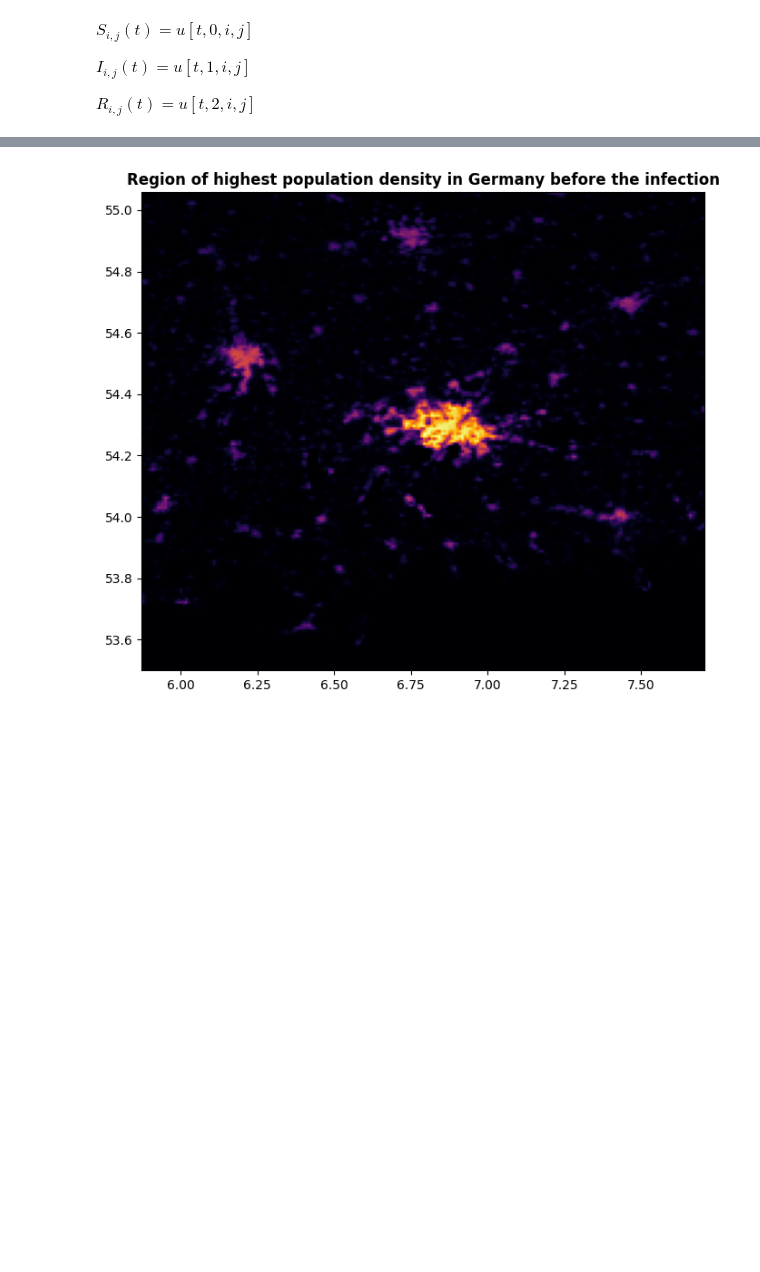
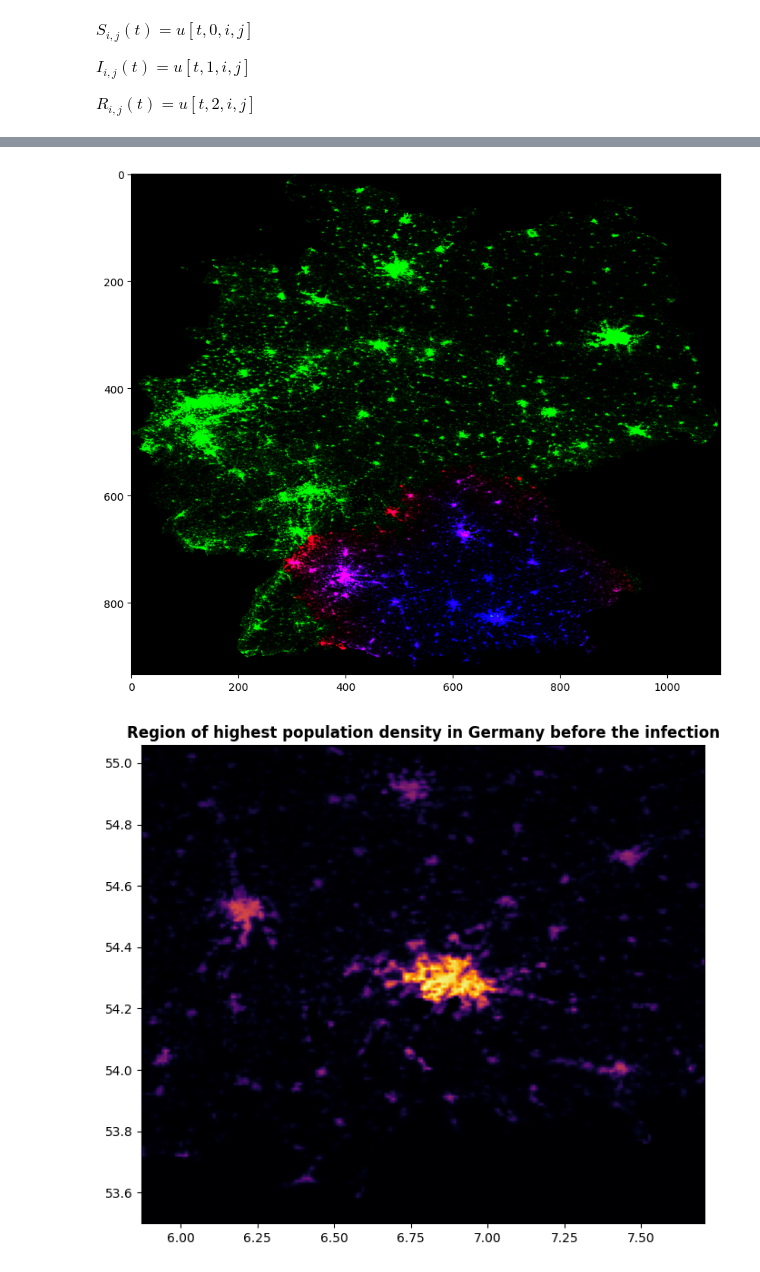
Before and after one commit to Mark-Bugden/Zombie-modelling, a Jupyter notebook: SketchFile.ipynb, the cells around one changed output, grey strips where cells are left out. Saved outputs shown, nothing was run; the diff lists cells and outputs as text; code cells hidden in the pictures; blank space fills up the shorter version.

```diff
--- a/SketchFile.ipynb
+++ b/SketchFile.ipynb
@@ -235,9 +242,13 @@ plt.show()
 # %%
-plt.imshow(np.clip(uRGB[N-1, :, :, :]*20,0,1),    # display first slice
+fig, ax = plt.subplots(figsize=(10,10))
+plt.imshow(np.clip(uRGB[N-1, :, :, :]*40,0,1),    # display first slice
                     vmin=0, # lowest value in numpy_3d_array
                     vmax=1)
 
+plt.savefig('2.png')
 plt.show()
+# %% [output]
+[figure, added]
 # %%
 # %% [output]
 [figure]
```
Also changed, not shown: parts of 4 cells of this notebook, 2 other files.
